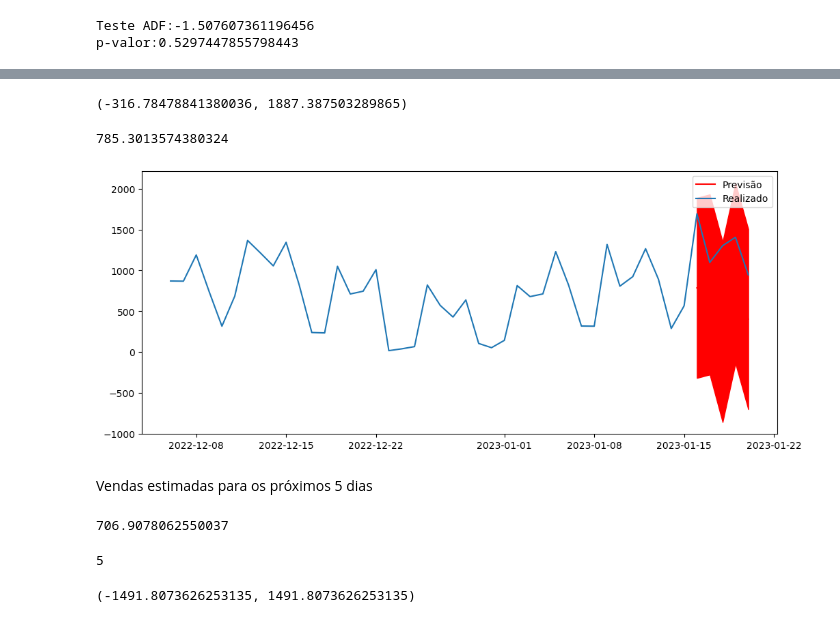
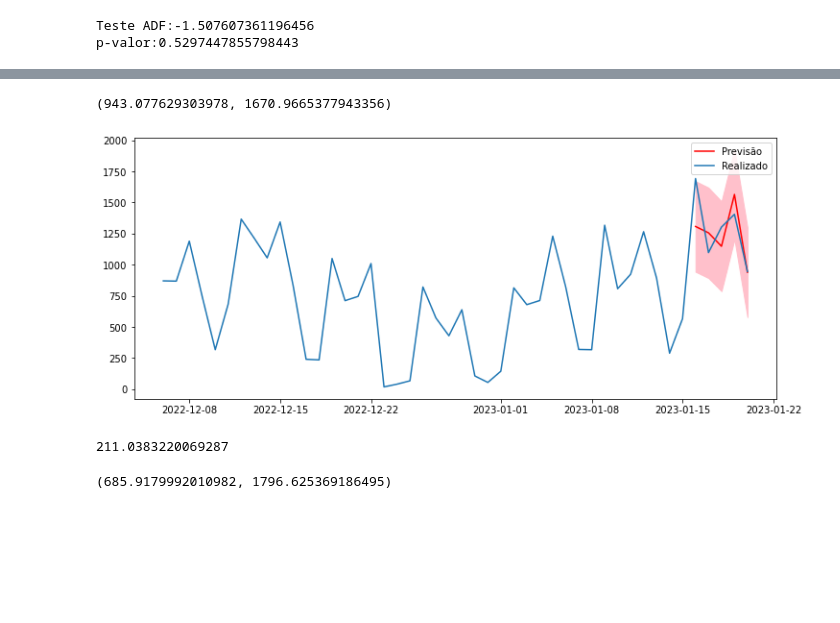
Before and after one commit to msbrasil/Previs-o-de-vendas---Desafio-Tech, a Jupyter notebook: Forecasting.ipynb, the cells around one changed output, grey strips where cells are left out. Drawn from its saved outputs; the diff is of its cells as text; code cells hidden in the pictures; blank space fills up the shorter version.

```diff
--- a/Forecasting.ipynb
+++ b/Forecasting.ipynb
@@ -110,0 +107,2 @@ Total fit time: 0.767 seconds
+# %%
+vendas['Primeira Diferença'] = vendas['Vendas'] - vendas['Vendas'].shift(1)
@@ -111,3 +149,3 @@ Total fit time: 0.767 seconds
 # %%
-modelo = SARIMAX(vendas['Vendas'], order=(0,0,1), seasonal_order=(0,0,0,0))
+modelo = ARIMA(vendas['Vendas'], order=(0,1,1), seasonal_order=(0,1,1,7))
 resultado_arima = modelo.fit()
@@ -148,42 +156,34 @@ intervalo_confianca
 # %%
+#intervalo de confiança
 intervalo_confianca = previsao.conf_int()
 limites_abaixo = intervalo_confianca.iloc[:,0]
 limites_acima = intervalo_confianca.iloc[:,1]
 
 limites_abaixo[0], limites_acima[0]
 # %% [output]
-(-316.78478841380036, 1887.387503289865)
+(943.077629303978, 1670.9665377943356)
-# %%
-previsao_media[0]
-# %% [output]
-785.3013574380324
 # %%
 datas_previsao = np.asarray(previsao_media.index)
 datas = np.asarray(vendas.index)
 # %%
+#Gráfico com a previsão vs realizado
 plt.figure(figsize=(12,5))
 plt.plot(datas_previsao, previsao_media.values, color='red', label='Previsão')
-plt.fill_between(datas_previsao, limites_abaixo, limites_acima, color='red')
-plt.plot(datas, vendas.values, label='Realizado')
+plt.fill_between(datas_previsao, limites_abaixo, limites_acima, color='pink')
+plt.plot(datas, vendas['Vendas'].values, label='Realizado')
 plt.legend()
 plt.show()
 # %% [output]
-[figure, old version]
+[figure, new version]
-# %% [markdown]
-Vendas estimadas para os próximos 5 dias
 # %%
 from sklearn.metrics import mean_squared_error
 from math import sqrt
 
-rmse_sarima = sqrt(mean_squared_error(vendas[-5:].values,previsao_media.values))
+rmse_sarima = sqrt(mean_squared_error(vendas['Vendas'][-5:].values,previsao_media.values))
 print(rmse_sarima)
 # %% [output]
-706.9078062550037
+211.0383220069287
 # %%
-# Forecast pra 12 values
-
+#Previsão para os próximos 5 dias
 forecast = resultado_arima.get_forecast(steps=5)
 forecast_medio = forecast.predicted_mean
-forecast_medio.size
-# %% [output]
-5
@@ -190,8 +192,9 @@ forecast_medio.size
 # %%
+#intervalo de confiança
 intervalo_confianca_forecast = forecast.conf_int()
 intervalo_abaixo_f = intervalo_confianca_forecast.iloc[:,0]
 intervalo_acima_f = intervalo_confianca_forecast.iloc[:,1]
 
 intervalo_abaixo_f[4], intervalo_acima_f[4]
 # %% [output]
-(-1491.8073626253135, 1491.8073626253135)
+(685.9179992010982, 1796.625369186495)
```
Also changed, not shown: parts of 60 cells of this notebook.
